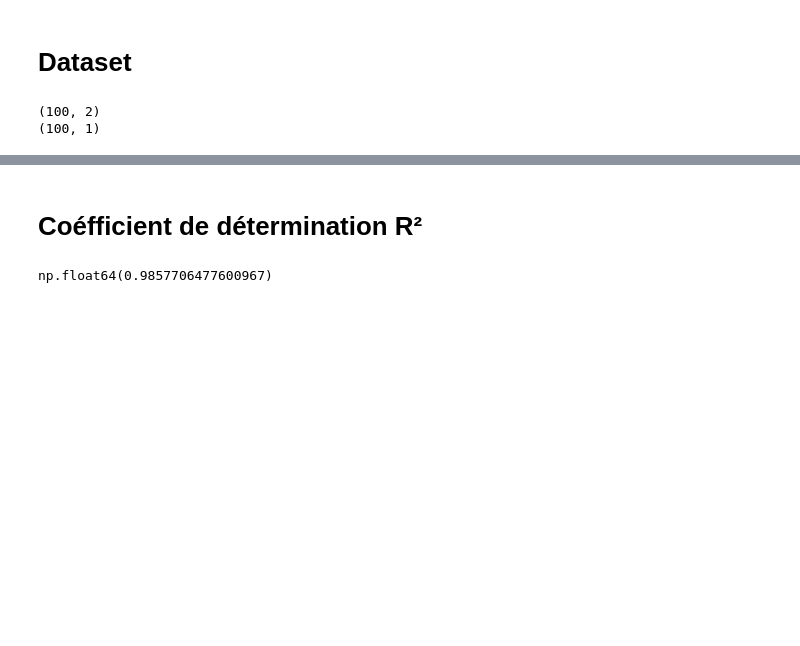
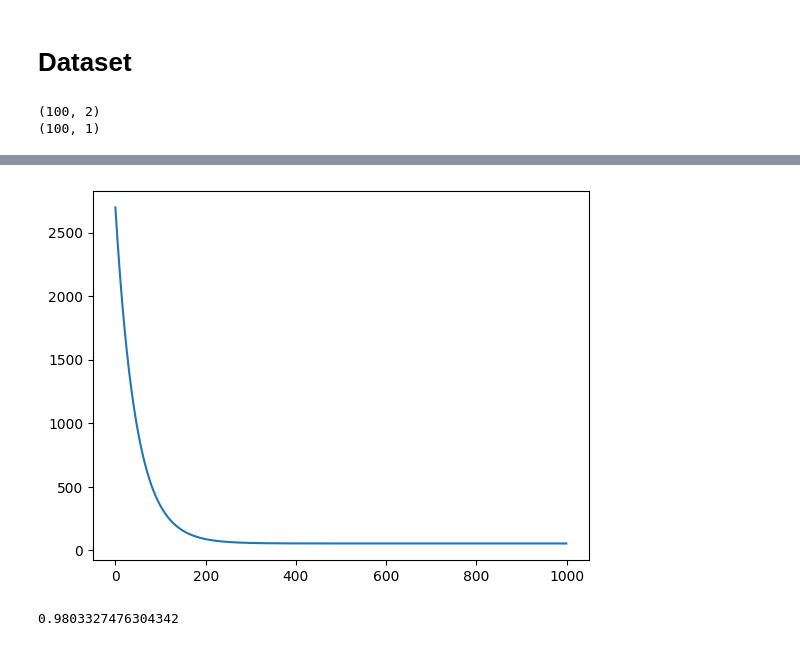
Before and after one commit to chanwinharold/ML_algorithms_from_scratch, a Jupyter notebook: multiple_regression_with_numpy.ipynb, the cells around one changed output, grey strips where cells are left out. Drawn from its saved outputs; the diff is of its cells as text; code cells hidden in the pictures; blank space fills up the shorter version.

Commit message:
Regression Linéaire Multiple avec la POO

```diff
--- a/multiple_regression_with_numpy.ipynb
+++ b/multiple_regression_with_numpy.ipynb
@@ -20,6 +21,3 @@ print(y.shape)
 # %% [output]
 (100, 2)
 (100, 1)
-# %%
-X = np.hstack((x, np.ones((x.shape[0], 1))))
-X[:5]
@@ -61,4 +23,0 @@ plt.show()
-# %%
-def cost_function(X_, y_, theta_):
-    m = len(y_)
-    return 1/2*m + np.sum((model(X_, theta_) - y_)**2)
@@ -86,3 +23,0 @@ def descent_grad(X_, y_, theta_, leaning_rate, n_iteration):
-# %%
-theta_final, cost_history = descent_grad(X, y, theta, leaning_rate=0.01, n_iteration=500)
-theta_final
@@ -107,2 +23,0 @@ plt.plot(range(500), cost_history)
-# %% [markdown]
-# Coéfficient de détermination R²
@@ -114,4 +23,0 @@ def coef_determination(y_, pred):
-# %%
-coef_determination(y, predictions)
-# %% [output]
-np.float64(0.9857706477600967)
@@ -117,0 +83,8 @@ np.float64(0.9857706477600967)
+# %%
+multiple_linear_reg = LinearRegression(x)
+J_history = multiple_linear_reg.fit(x, y)
+# %%
+plt.plot(J_history)
+plt.show()
+# %% [output]
+[figure, added]
@@ -117,0 +93,4 @@ np.float64(0.9857706477600967)
+# %%
+print(multiple_linear_reg.r_sqrt_performance(y_pred, y))
+# %% [output]
+0.9803327476304342
```
Also changed, not shown: parts of 25 cells of this notebook.
